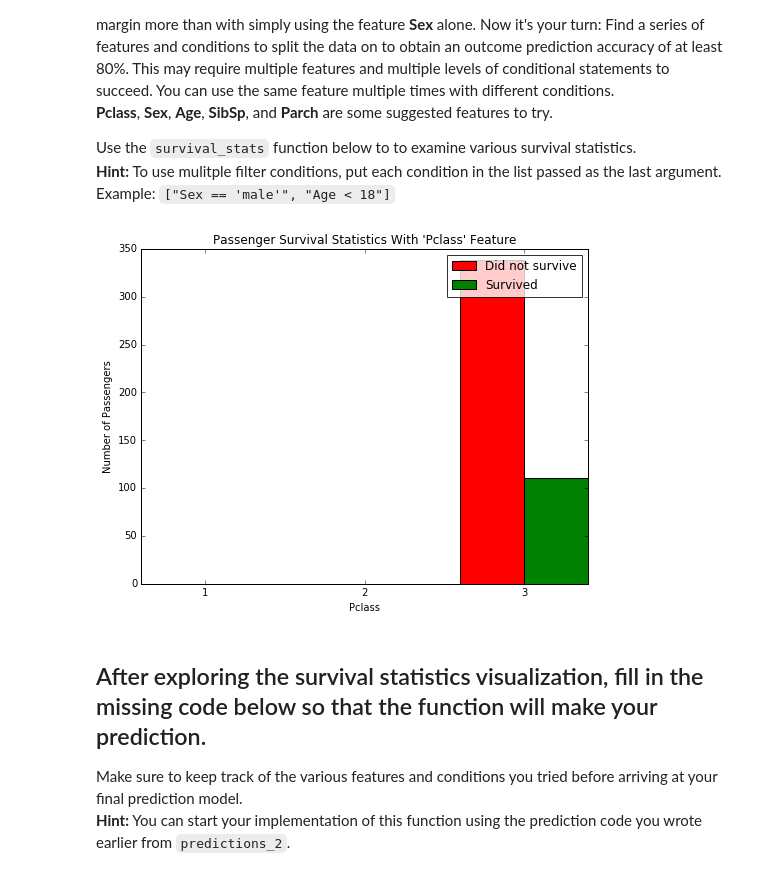
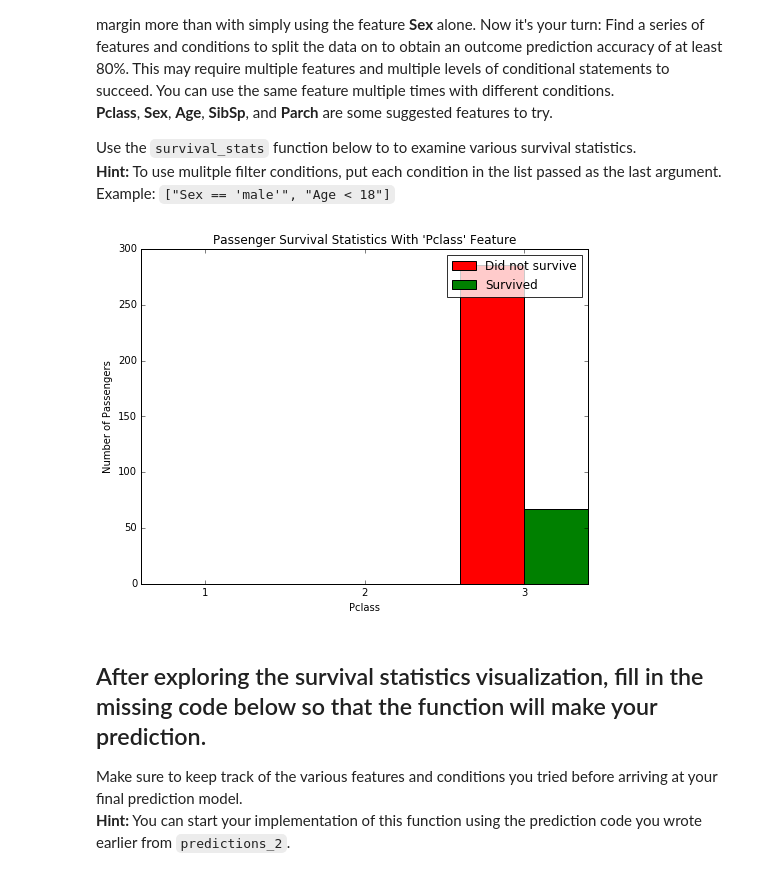
Before and after one commit to rahulkgup/Titanic_Survival_Exploration, a Jupyter notebook: Titanic_Survival_Exploration.ipynb, the cells around one changed output. Saved outputs shown, nothing was run; the diff lists cells and outputs as text; code cells hidden in the pictures.

```diff
--- a/Titanic_Survival_Exploration.ipynb
+++ b/Titanic_Survival_Exploration.ipynb
@@ -213,9 +213,9 @@ Adding the feature **Age** as a condition in conjunction with **Sex** improves t
 Use the `survival_stats` function below to to examine various survival statistics.
 **Hint:** To use mulitple filter conditions, put each condition in the list passed as the last argument. Example: `["Sex == 'male'", "Age < 18"]`
 # %%
-survival_stats(data, outcomes, 'Pclass',[ "Pclass == 3", "Fare < 29.7"])
+survival_stats(data, outcomes, 'Pclass',[ "Pclass == 3", "Embarked == 'S'"])
 # %% [output]
-[figure, old version]
+[figure, new version]
 # %% [markdown]
 ## After exploring the survival statistics visualization, fill in the missing code below so that the function will make your prediction.
 Make sure to keep track of the various features and conditions you tried before arriving at your final prediction model.
```
Also changed, not shown: parts of 6 cells of this notebook, 1 other file.
